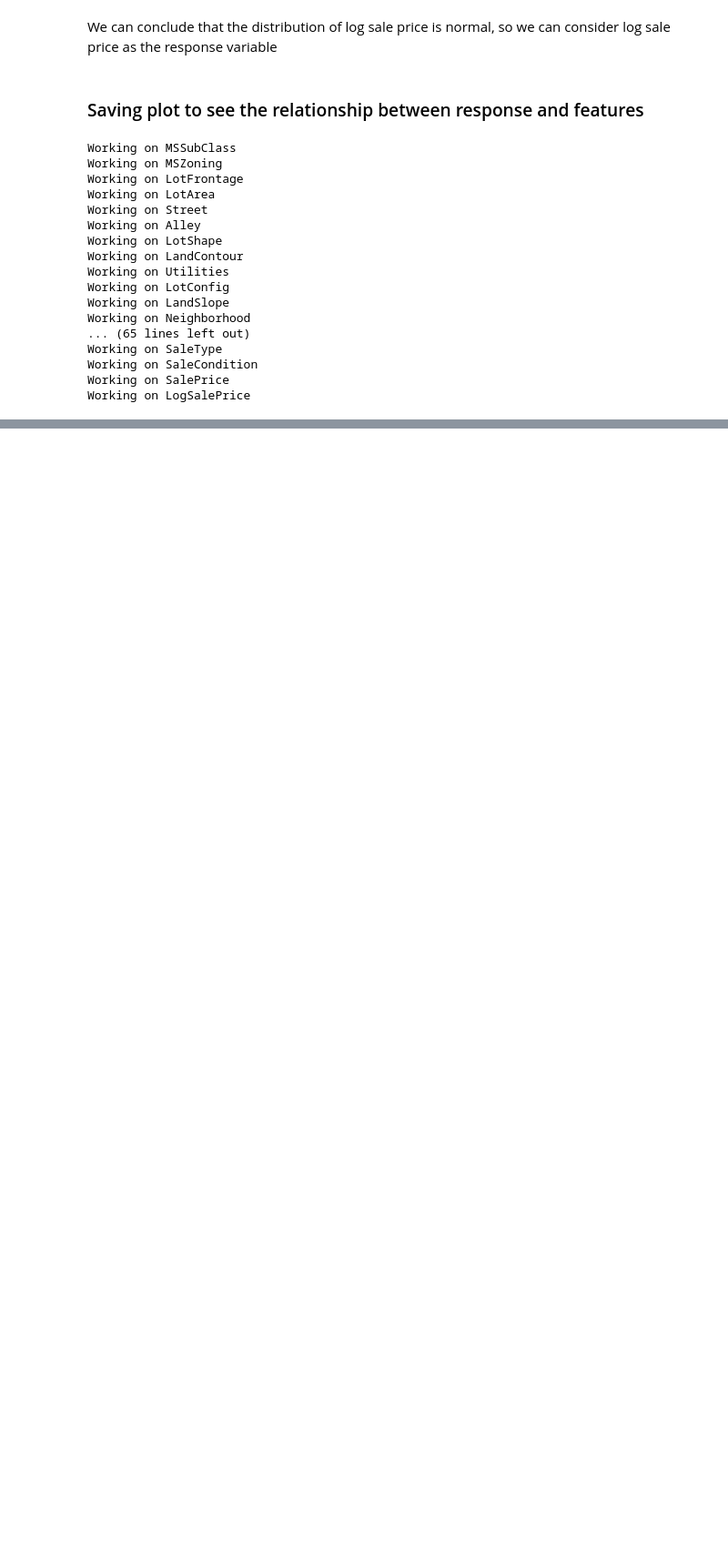
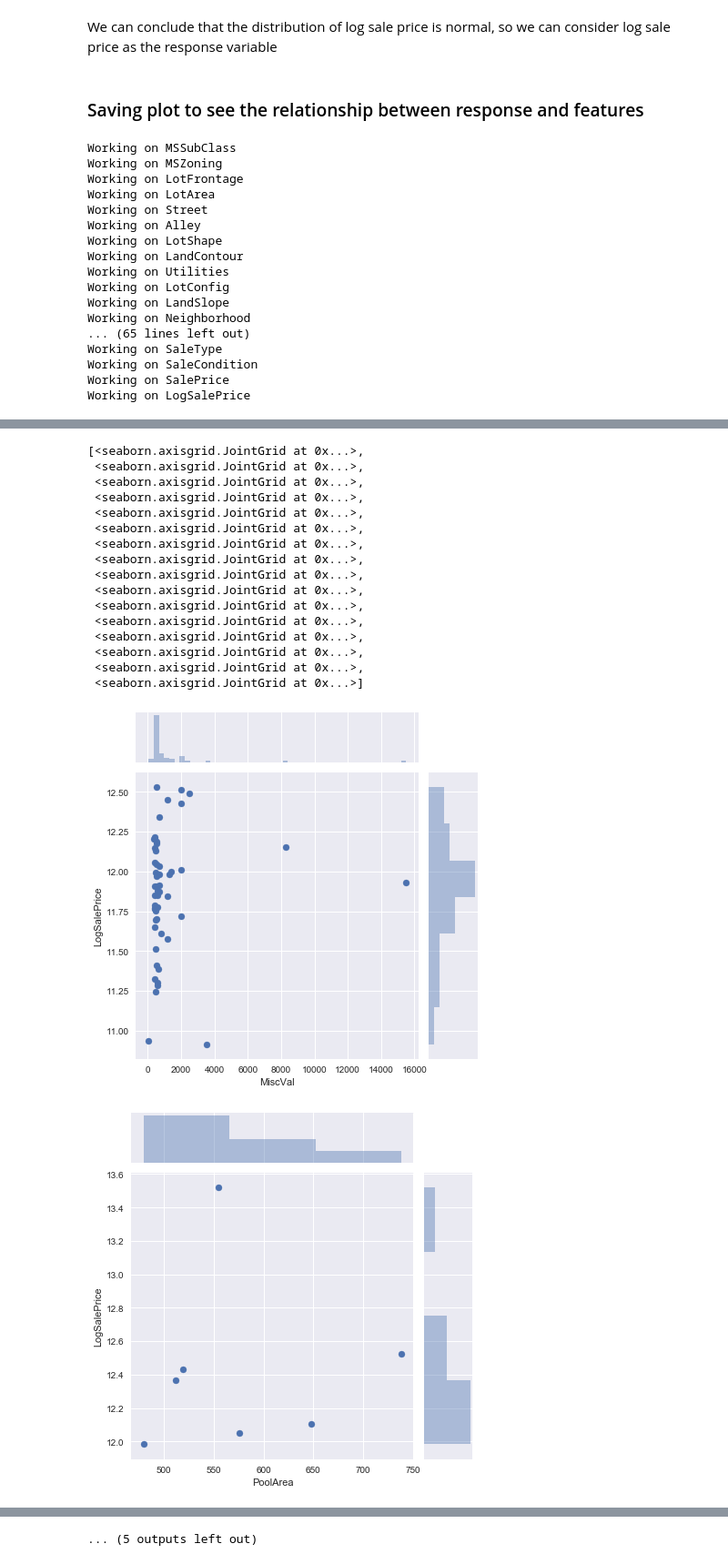
Before and after one commit to kelvinc123/House-Price, a Jupyter notebook: EDA.ipynb, the cells around one changed output, grey strips where cells are left out. Shown at 91% size. Drawn from its saved outputs; the diff is of its cells as text; code cells hidden in the pictures; blank space fills up the shorter version.

```diff
--- a/EDA.ipynb
+++ b/EDA.ipynb
@@ -145,0 +187,27 @@ Working on LogSalePrice
+# %%
+col_with_0 = ["MiscVal", "PoolArea", "ScreenPorch", "3SsnPorch", "EnclosedPorch", "OpenPorchSF",
+             "WoodDeckSF", "GarageArea", "GarageYrBlt", "2ndFlrSF", "TotalBsmtSF", "BsmtUnfSF",
+             "BsmtFinSF2", "BsmtFinSF1", "MasVnrArea", "YearRemodAdd"]
+# %%
+values_ht_0 = [df.loc[df[col] > 0, [col, "LogSalePrice"]] for col in col_with_0]
+# %%
+[sns.jointplot(dats.iloc[:,0], dats.iloc[:,1]) for dats in values_ht_0]
+# %% [output]
+[<seaborn.axisgrid.JointGrid at 0x...>,
+ <seaborn.axisgrid.JointGrid at 0x...>,
+ <seaborn.axisgrid.JointGrid at 0x...>,
+ <seaborn.axisgrid.JointGrid at 0x...>,
+ <seaborn.axisgrid.JointGrid at 0x...>,
+ <seaborn.axisgrid.JointGrid at 0x...>,
+ <seaborn.axisgrid.JointGrid at 0x...>,
+ <seaborn.axisgrid.JointGrid at 0x...>,
+ <seaborn.axisgrid.JointGrid at 0x...>,
+ <seaborn.axisgrid.JointGrid at 0x...>,
+ <seaborn.axisgrid.JointGrid at 0x...>,
+ <seaborn.axisgrid.JointGrid at 0x...>,
+ <seaborn.axisgrid.JointGrid at 0x...>,
+ <seaborn.axisgrid.JointGrid at 0x...>,
+ <seaborn.axisgrid.JointGrid at 0x...>,
+ <seaborn.axisgrid.JointGrid at 0x...>]
+[figure, added]
+[figure, added]
@@ -145,0 +223 @@ Working on LogSalePrice
+... (5 outputs left out)
```
Also changed, not shown: parts of 7 cells of this notebook.
